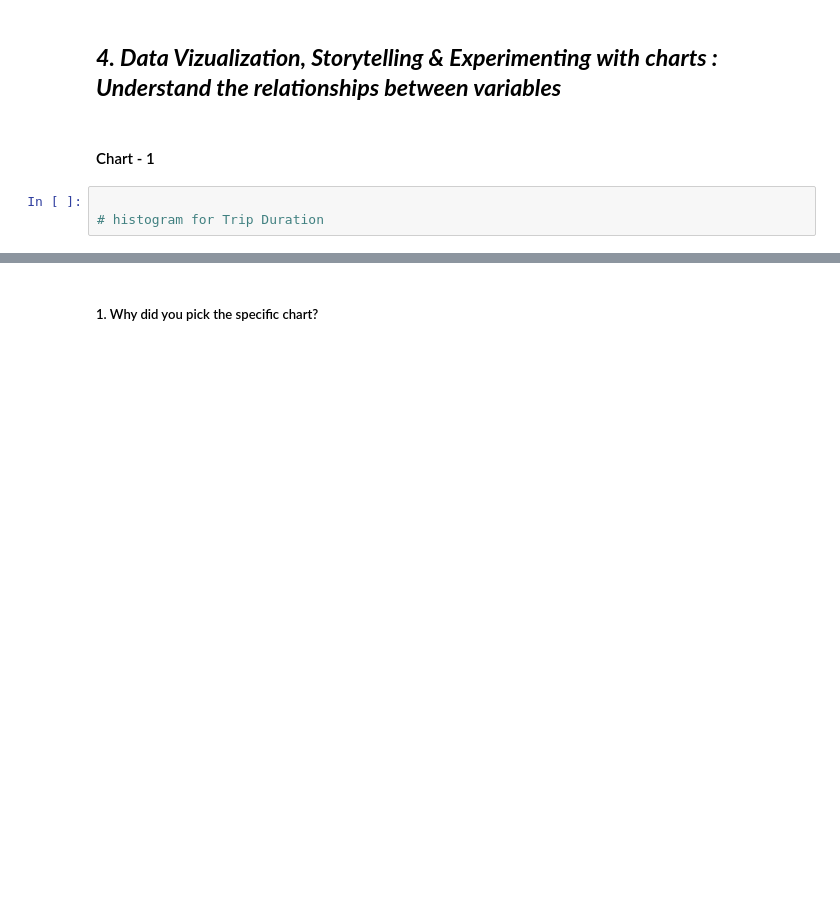
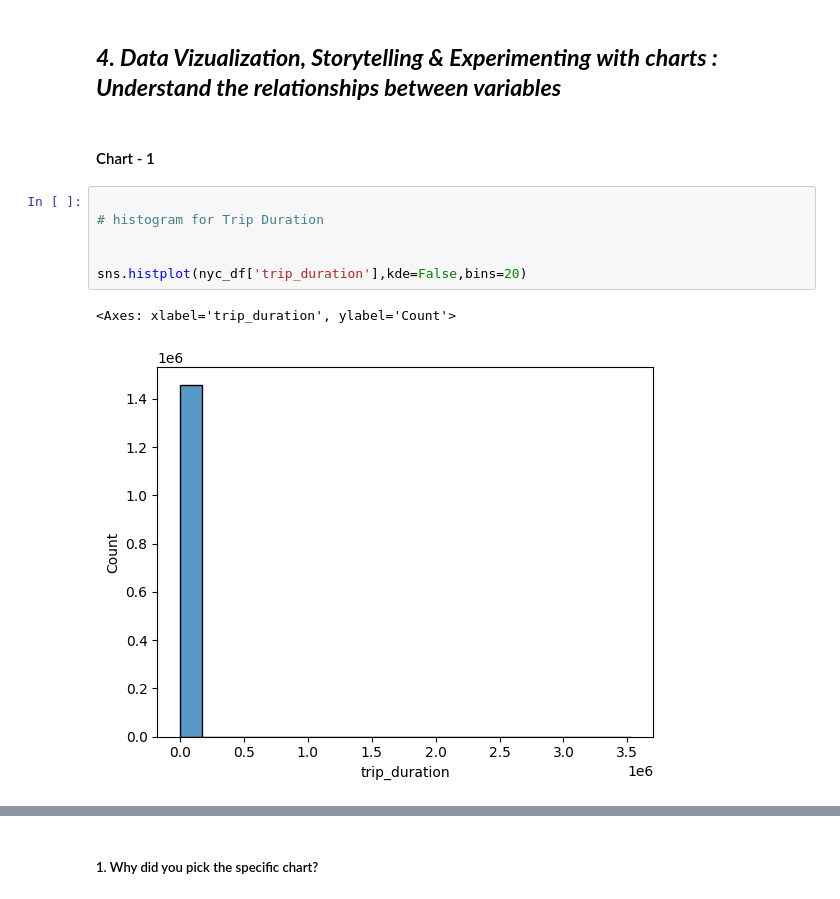
Before and after one commit to hitcaff/NYC-Taxi-Trip-Time-Prediction, a Jupyter notebook: Hitesh_Srivastava__NYC_Taxi_Trip_Time_Prediction_Capstone_Project.ipynb, the cells around one changed output, grey strips where cells are left out. Saved outputs shown, nothing was run; the diff lists cells and outputs as text; blank space fills up the shorter version.

```diff
--- a/Hitesh_Srivastava__NYC_Taxi_Trip_Time_Prediction_Capstone_Project.ipynb
+++ b/Hitesh_Srivastava__NYC_Taxi_Trip_Time_Prediction_Capstone_Project.ipynb
@@ -251,3 +395,9 @@ Answer Here.
 # %%
 
 # histogram for Trip Duration
+
+
+sns.histplot(nyc_df['trip_duration'],kde=False,bins=20)
+# %% [output]
+<Axes: xlabel='trip_duration', ylabel='Count'>
+[figure, added]
```
Also changed, not shown: parts of 217 cells of this notebook.
